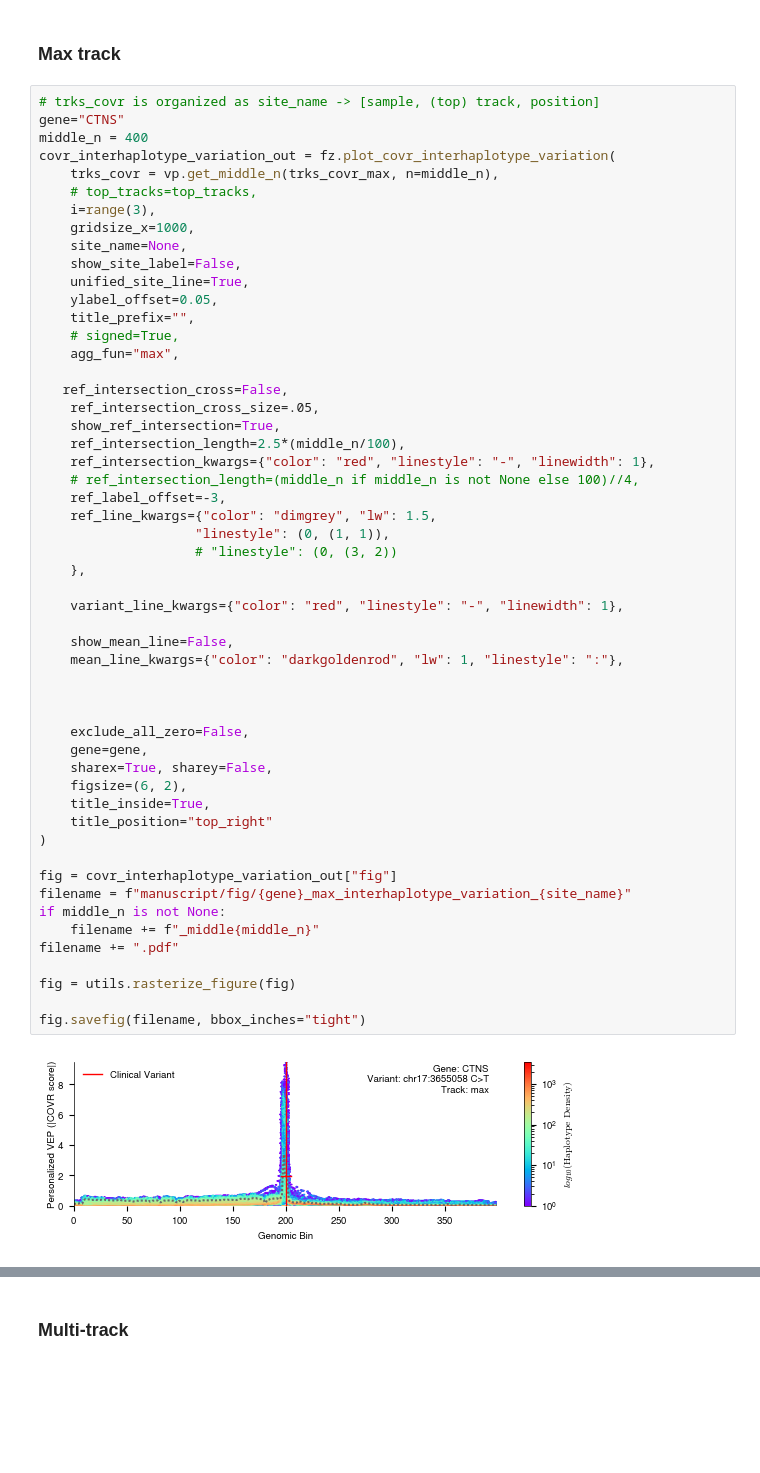
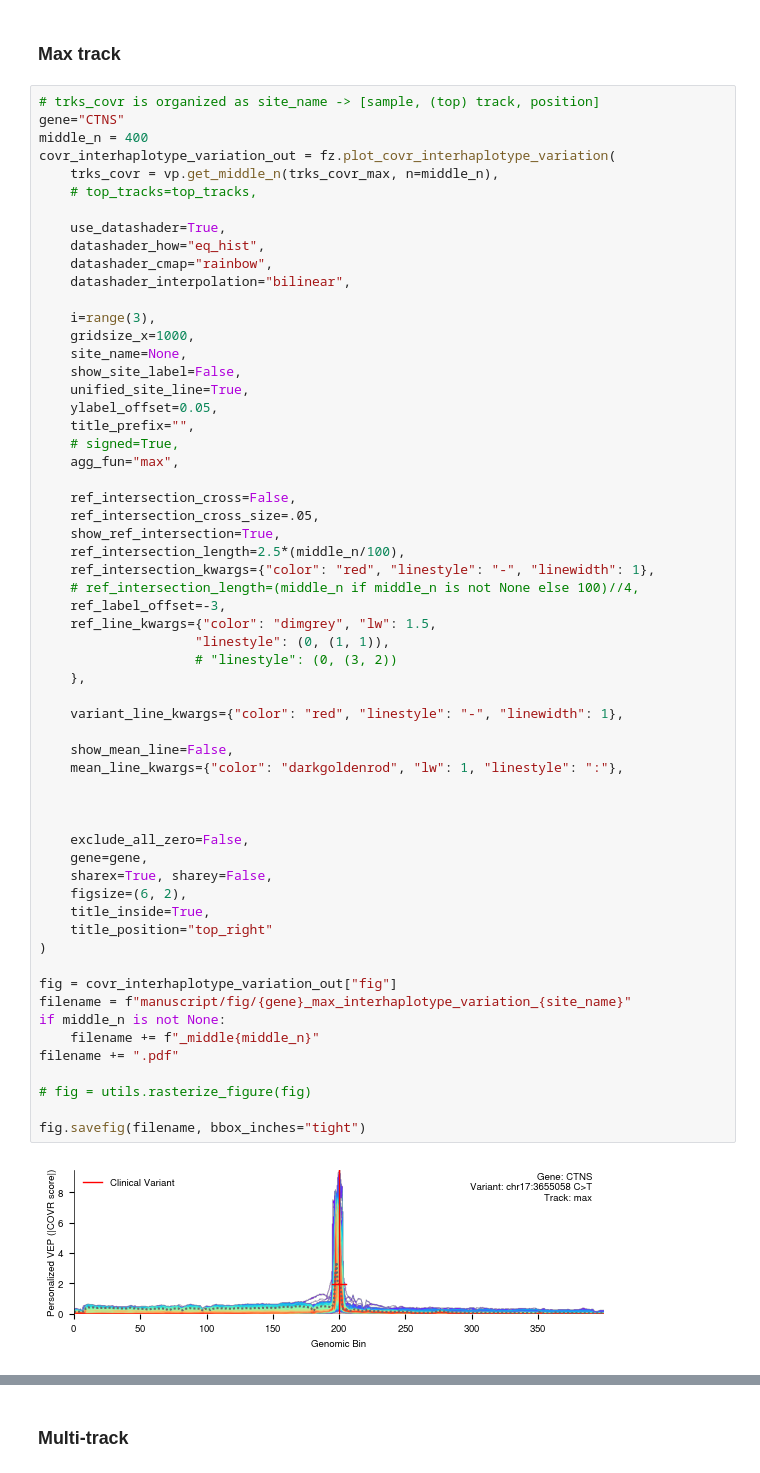
Before and after one commit to bschilder/VEP_DNA, a Jupyter notebook: notebooks/flashzoi.ipynb, the cells around one changed output, grey strips where cells are left out. Drawn from its saved outputs; the diff is of its cells as text; blank space fills up the shorter version.

```diff
--- a/notebooks/flashzoi.ipynb
+++ b/notebooks/flashzoi.ipynb
@@ -1431,6 +1382,12 @@ middle_n = 400
 covr_interhaplotype_variation_out = fz.plot_covr_interhaplotype_variation(
     trks_covr = vp.get_middle_n(trks_covr_max, n=middle_n),
     # top_tracks=top_tracks,
+
+    use_datashader=True,
+    datashader_how="eq_hist",
+    datashader_cmap="rainbow",
+    datashader_interpolation="bilinear",
+
     i=range(3),
     gridsize_x=1000,
     site_name=None,
@@ -1441,7 +1398,7 @@ covr_interhaplotype_variation_out = fz.plot_covr_interhaplotype_variation(
     # signed=True,
     agg_fun="max",
 
-   ref_intersection_cross=False,
+    ref_intersection_cross=False,
     ref_intersection_cross_size=.05,
     show_ref_intersection=True,
     ref_intersection_length=2.5*(middle_n/100),
@@ -1450,32 +1407,32 @@ covr_interhaplotype_variation_out = fz.plot_covr_interhaplotype_variation(
     ref_label_offset=-3,
     ref_line_kwargs={"color": "dimgrey", "lw": 1.5,
                     "linestyle": (0, (1, 1)),
                     # "linestyle": (0, (3, 2))
     },
 
     variant_line_kwargs={"color": "red", "linestyle": "-", "linewidth": 1},
 
     show_mean_line=False,
     mean_line_kwargs={"color": "darkgoldenrod", "lw": 1, "linestyle": ":"},
 
 
 
     exclude_all_zero=False,
     gene=gene,
     sharex=True, sharey=False,
     figsize=(6, 2),
     title_inside=True,
     title_position="top_right"
 )
 
 fig = covr_interhaplotype_variation_out["fig"]
 filename = f"manuscript/fig/{gene}_max_interhaplotype_variation_{site_name}"
 if middle_n is not None:
     filename += f"_middle{middle_n}"
 filename += ".pdf"
 
-fig = utils.rasterize_figure(fig)
+# fig = utils.rasterize_figure(fig)
 
 fig.savefig(filename, bbox_inches="tight")
 # %% [output]
-[figure, old version]
+[figure, new version]
```
Also changed, not shown: parts of 9 cells of this notebook, 11 other files.
